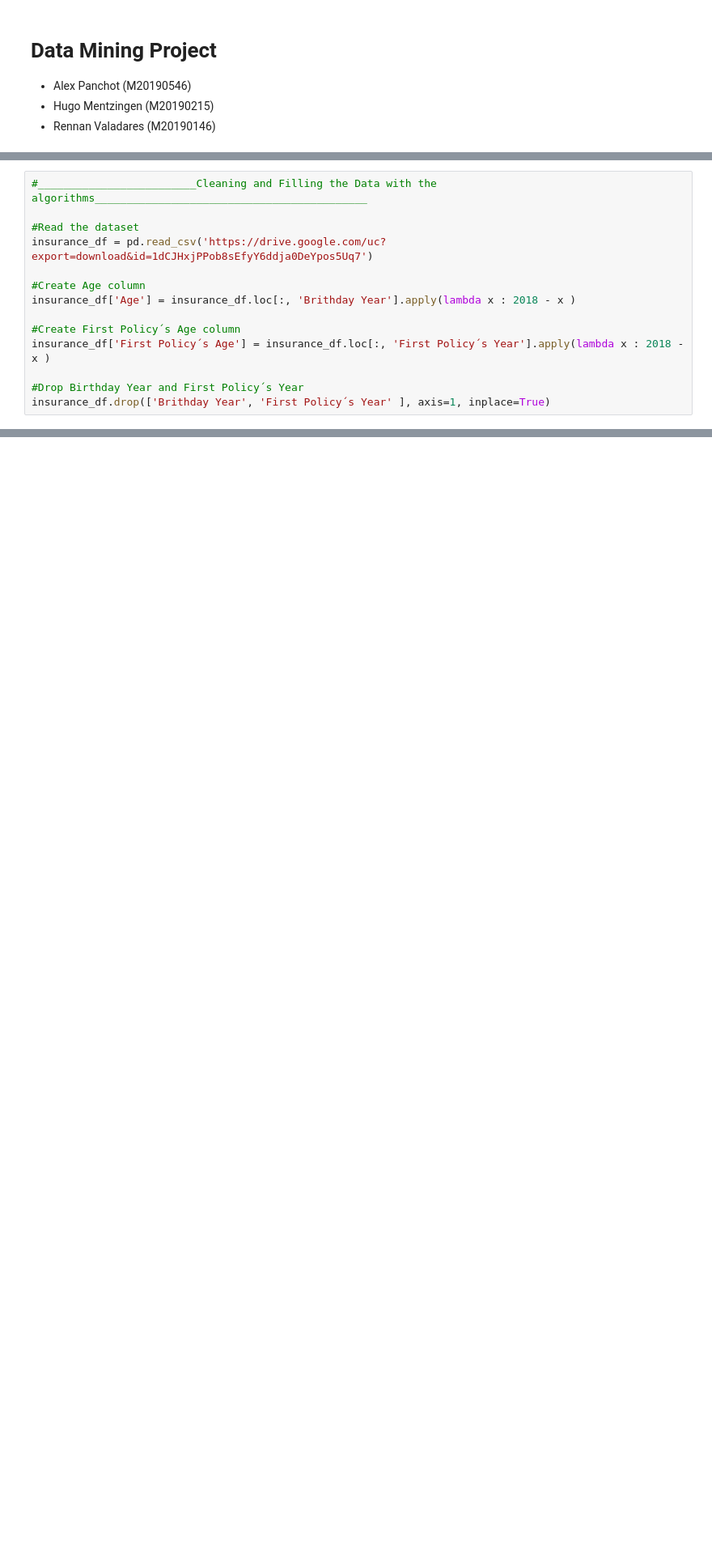
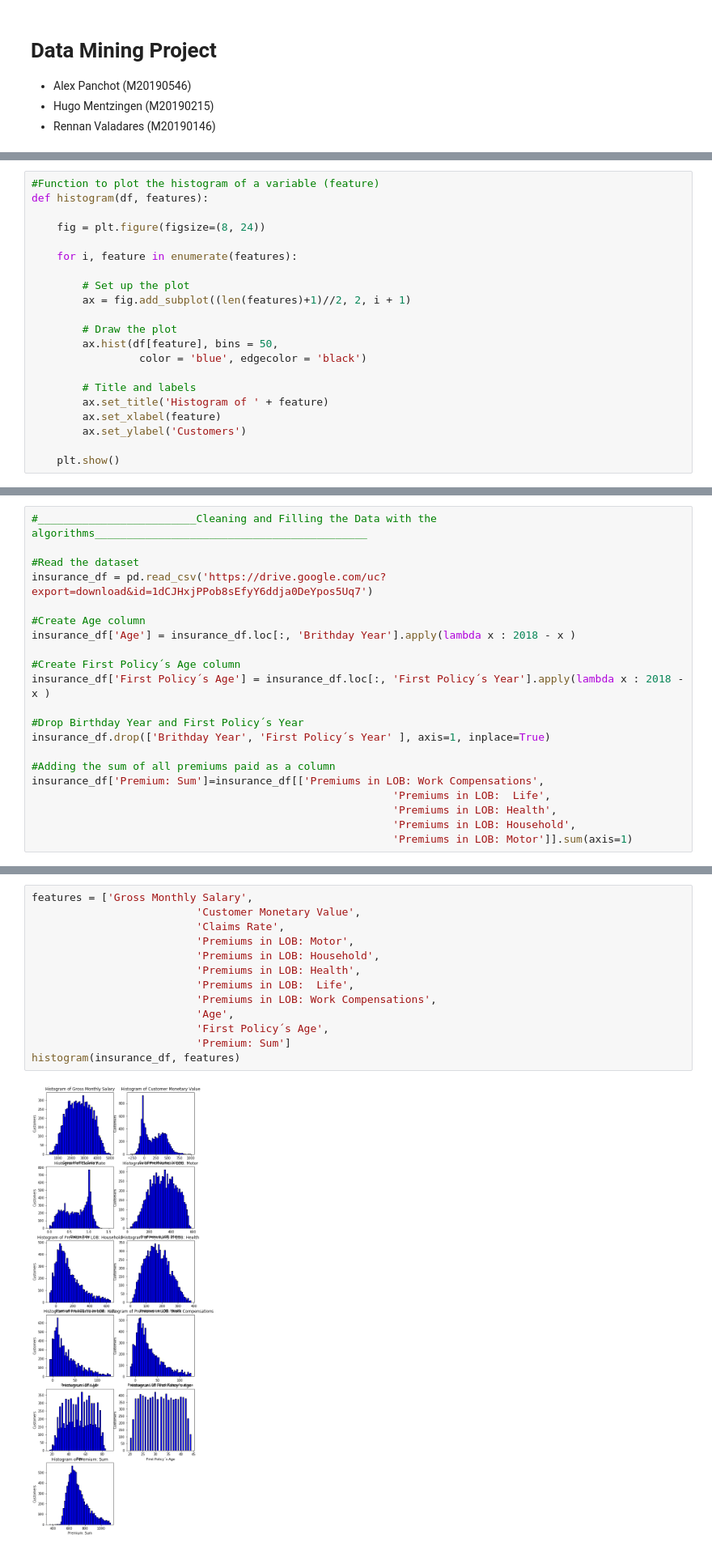
Before and after one commit to apanchot/data_mining, a Jupyter notebook: Data_Mining_Project.ipynb, the cells around one changed output, grey strips where cells are left out. Shown: that part at 81% size. Drawn from its saved outputs; the diff is of its cells as text; blank space fills up the shorter version.

```diff
--- a/Data_Mining_Project.ipynb
+++ b/Data_Mining_Project.ipynb
@@ -83,6 +83,27 @@ def split(data_insurance, reset_index = False):
         data_insurance_incomplete.drop('index', axis=1, inplace=True)
     data_insurance_complete = data_insurance[~data_insurance.isna().any(axis=1)]
     return data_insurance_complete, data_insurance_incomplete
+# %%
+#Function to plot the histogram of a variable (feature)
+def histogram(df, features):
+
+    fig = plt.figure(figsize=(8, 24))
+
+    for i, feature in enumerate(features):
+
+        # Set up the plot
+        ax = fig.add_subplot((len(features)+1)//2, 2, i + 1)
+
+        # Draw the plot
+        ax.hist(df[feature], bins = 50,
+                 color = 'blue', edgecolor = 'black')
+
+        # Title and labels
+        ax.set_title('Histogram of ' + feature)
+        ax.set_xlabel(feature)
+        ax.set_ylabel('Customers')
+
+    plt.show()
 # %%
 #Function to plot the correlation between variables
 def plotCorrelation(df):
@@ -395,3 +420,10 @@ insurance_df['First Policy´s Age'] = insurance_df.loc[:, 'First Policy´s Year'
 
 #Drop Birthday Year and First Policy´s Year
 insurance_df.drop(['Brithday Year', 'First Policy´s Year' ], axis=1, inplace=True)
+
+#Adding the sum of all premiums paid as a column
+insurance_df['Premium: Sum']=insurance_df[['Premiums in LOB: Work Compensations',
+                                                         'Premiums in LOB:  Life',
+                                                         'Premiums in LOB: Health',
+                                                         'Premiums in LOB: Household',
+                                                         'Premiums in LOB: Motor']].sum(axis=1)
@@ -417,0 +458,15 @@ Identified outliers: 1
+# %%
+features = ['Gross Monthly Salary',
+                          'Customer Monetary Value',
+                          'Claims Rate',
+                          'Premiums in LOB: Motor',
+                          'Premiums in LOB: Household',
+                          'Premiums in LOB: Health',
+                          'Premiums in LOB:  Life',
+                          'Premiums in LOB: Work Compensations',
+                          'Age',
+                          'First Policy´s Age',
+                          'Premium: Sum']
+histogram(insurance_df, features)
+# %% [output]
+[figure, added]
```
Also changed, not shown: parts of 8 cells of this notebook, 4 other files.
